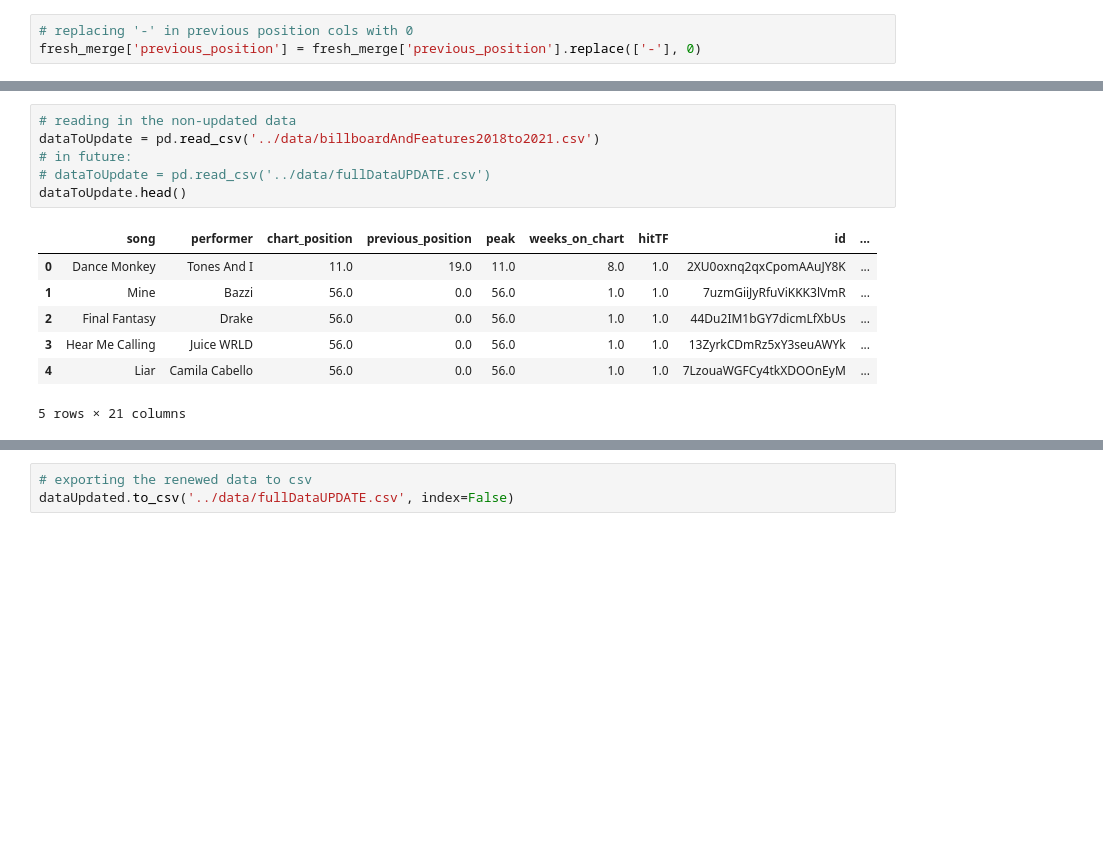
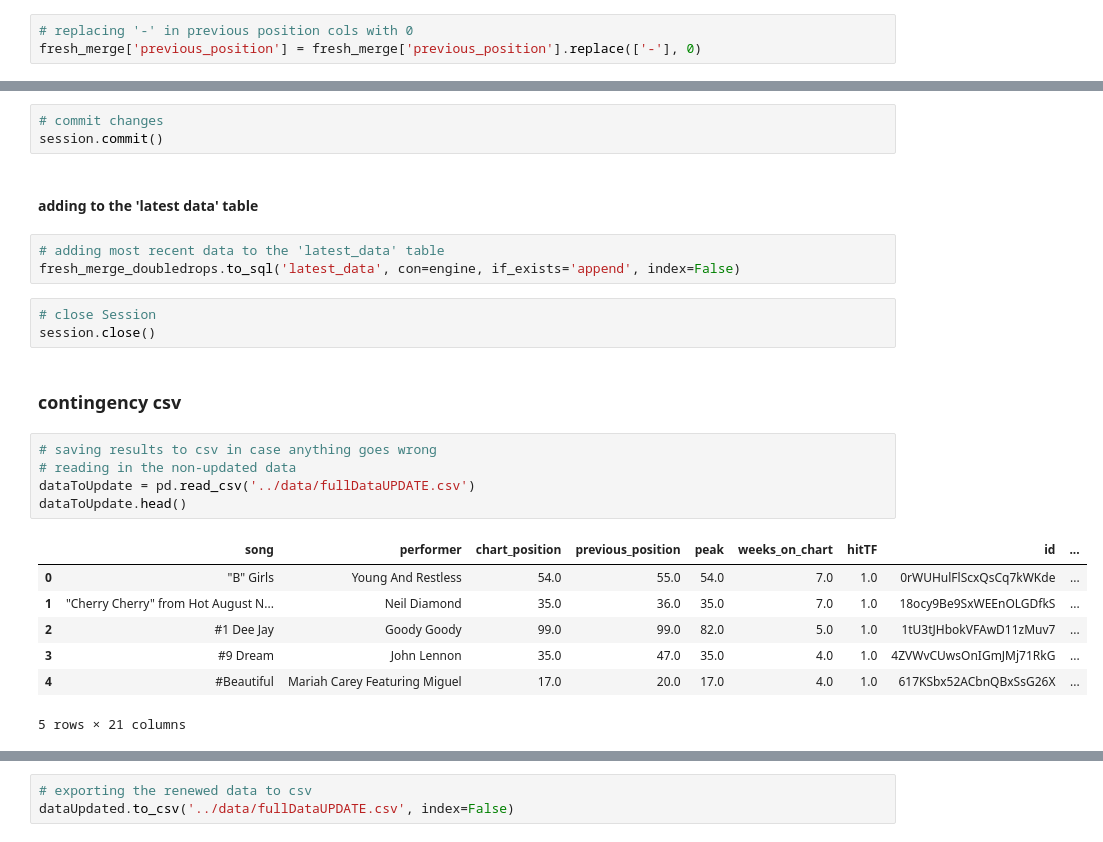
Before and after one commit to reccleston/song-predictions, a Jupyter notebook: sarah/billboardScrapeSpotifyCallsNew.ipynb, the cells around one changed output, grey strips where cells are left out. Cells and saved outputs as stored; diff of their text form; blank space fills up the shorter version.

```diff
--- a/sarah/billboardScrapeSpotifyCallsNew.ipynb
+++ b/sarah/billboardScrapeSpotifyCallsNew.ipynb
@@ -444,16 +502,28 @@ scrape_record_dict
+# %%
+# commit changes
+session.commit()
+# %% [markdown]
+#### adding to the 'latest data' table
+# %%
+# adding most recent data to the 'latest_data' table
+fresh_merge_doubledrops.to_sql('latest_data', con=engine, if_exists='append', index=False)
+# %%
+# close Session
+session.close()
+# %% [markdown]
+### contingency csv
 # %%
+# saving results to csv in case anything goes wrong
 # reading in the non-updated data
-dataToUpdate = pd.read_csv('../data/billboardAndFeatures2018to2021.csv')
-# in future:
-# dataToUpdate = pd.read_csv('../data/fullDataUPDATE.csv')
+dataToUpdate = pd.read_csv('../data/fullDataUPDATE.csv')
 dataToUpdate.head()
 # %% [output]
 |  | song | performer | chart_position | previous_position | peak | weeks_on_chart | hitTF | id | ... |
-| 0 | Dance Monkey | Tones And I | 11.0 | 19.0 | 11.0 | 8.0 | 1.0 | 2XU0oxnq2qxCpomAAuJY8K | ... |
-| 1 | Mine | Bazzi | 56.0 | 0.0 | 56.0 | 1.0 | 1.0 | 7uzmGiiJyRfuViKKK3lVmR | ... |
-| 2 | Final Fantasy | Drake | 56.0 | 0.0 | 56.0 | 1.0 | 1.0 | 44Du2IM1bGY7dicmLfXbUs | ... |
-| 3 | Hear Me Calling | Juice WRLD | 56.0 | 0.0 | 56.0 | 1.0 | 1.0 | 13ZyrkCDmRz5xY3seuAWYk | ... |
-| 4 | Liar | Camila Cabello | 56.0 | 0.0 | 56.0 | 1.0 | 1.0 | 7LzouaWGFCy4tkXDOOnEyM | ... |
+| 0 | "B" Girls | Young And Restless | 54.0 | 55.0 | 54.0 | 7.0 | 1.0 | 0rWUHulFlScxQsCq7kWKde | ... |
+| 1 | "Cherry Cherry" from Hot August N... | Neil Diamond | 35.0 | 36.0 | 35.0 | 7.0 | 1.0 | 18ocy9Be9SxWEEnOLGDfkS | ... |
+| 2 | #1 Dee Jay | Goody Goody | 99.0 | 99.0 | 82.0 | 5.0 | 1.0 | 1tU3tJHbokVFAwD11zMuv7 | ... |
+| 3 | #9 Dream | John Lennon | 35.0 | 47.0 | 35.0 | 4.0 | 1.0 | 4ZVWvCUwsOnIGmJMj71RkG | ... |
+| 4 | #Beautiful | Mariah Carey Featuring Miguel | 17.0 | 20.0 | 17.0 | 4.0 | 1.0 | 617KSbx52ACbnQBxSsG26X | ... |
 5 rows × 21 columns
 # %%
 # adding the newly scraped data to the rest of the data
```
Also changed, not shown: parts of 47 cells of this notebook, 3 other files.
